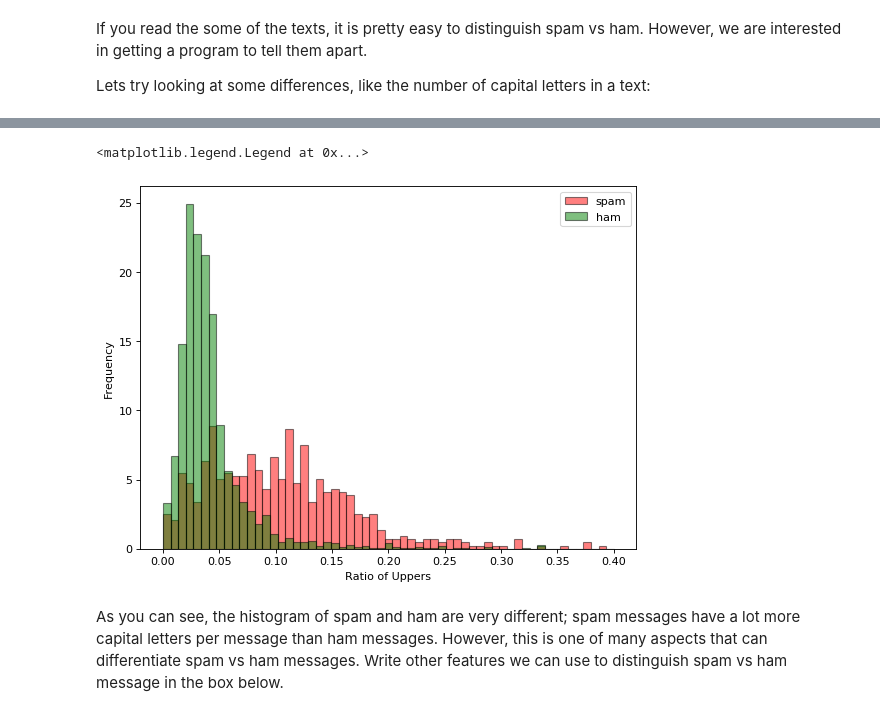
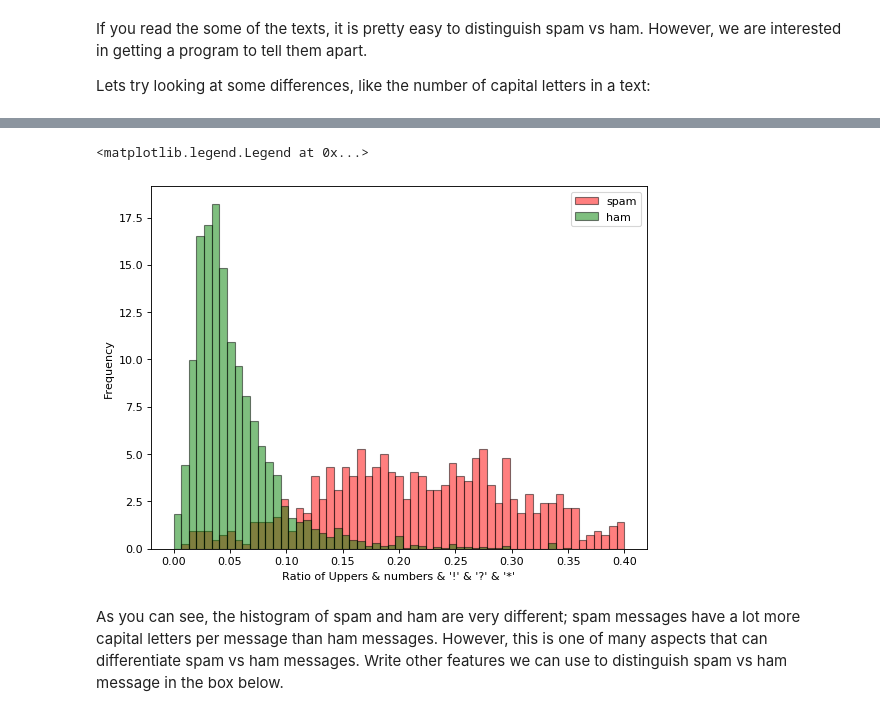
Before and after one commit to ds-modules/LS-22, a Jupyter notebook: Lab02/Lab02.ipynb, the cells around one changed output, grey strips where cells are left out. Drawn from its saved outputs; the diff is of its cells as text; code cells hidden in the pictures.

```diff
--- a/Lab02/Lab02.ipynb
+++ b/Lab02/Lab02.ipynb
@@ -133,36 +134,37 @@ plt.legend()
 # %%
 hams = training.where("Class", are.equal_to("ham"))
 ham_texts = hams.column("Text")
 
 spams = training.where("Class", are.equal_to("spam"))
 spam_texts = spams.column("Text")
 
 ham_vals = []
 spam_vals = []
+catch=["!", "?", "*"]+[str(i) for i in range(0, 10, 1)]
 
 for count in range(len(ham_texts)):
-    ham_vals += [(len([i for i in ham_texts[count] if (i.isupper())]))/len(ham_texts[count])]
+    ham_vals += [(len([i for i in ham_texts[count] if (i.isupper() or i in catch)]))/len(ham_texts[count])]
 
 for count in range(len(spam_texts)):
-    spam_vals += [(len([i for i in spam_texts[count] if (i.isupper())]))/len(spam_texts[count])]
+    spam_vals += [(len([i for i in spam_texts[count] if (i.isupper() or i in catch)]))/len(spam_texts[count])]
 
 bins = np.linspace(0, 0.4, 60)
 
 all_vals_upper = ham_vals + spam_vals
-stdev = np.std(all_vals_upper)
-ham_vals_upper = [i/stdev for i in ham_vals]
-spam_vals_upper = [i/stdev for i in spam_vals]
+upper_stdev = np.std(all_vals_upper)
+ham_vals_upper = [i/upper_stdev for i in ham_vals]
+spam_vals_upper = [i/upper_stdev for i in spam_vals]
 #bins = np.linspace(0, 60/stdev, 30)
 
 plt.figure(num=None, figsize=(8, 6), dpi=80, facecolor='w', edgecolor='k')
 plt.hist(spam_vals, alpha=.5, bins=bins, color="red", label="spam", density=True)
 plt.hist(ham_vals, alpha=.5, bins=bins, color="green", label="ham", density=True)
-plt.xlabel("Ratio of Uppers")
+plt.xlabel("Ratio of Uppers & numbers & '!' & '?' & '*'")
 plt.ylabel("Frequency")
 plt.legend()
 # %% [output]
 <matplotlib.legend.Legend at 0x...>
-[figure, old version]
+[figure, new version]
 # %% [markdown]
 As you can see, the histogram of spam and ham are very different; spam messages have a lot more capital letters per message than ham messages. However, this is one of many aspects that can differentiate spam vs ham messages. Write other features we can use to distinguish spam vs ham message in the box below.
 # %% [markdown]
```
Also changed, not shown: parts of 13 cells of this notebook.
